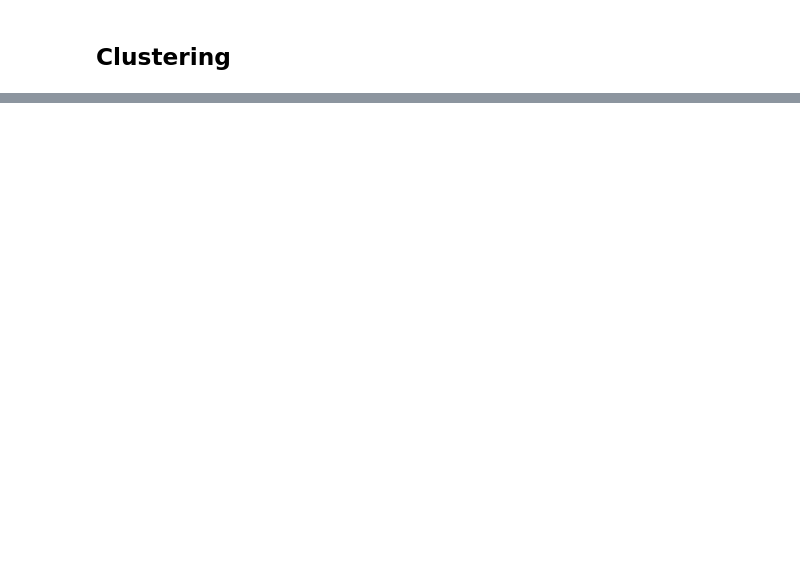
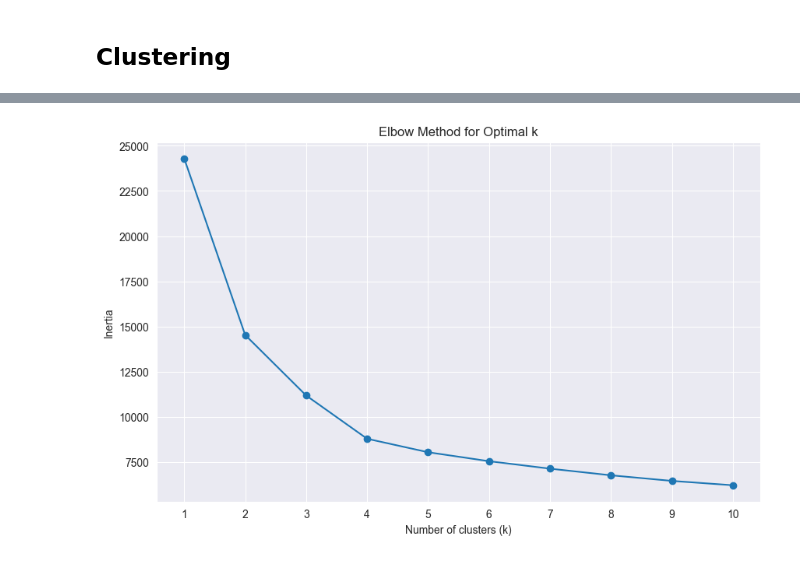
Before and after one commit to Bourkupine/cs4168-Project, a Jupyter notebook: clustering.ipynb, the cells around one changed output, grey strips where cells are left out. Cells and saved outputs as stored; diff of their text form; code cells hidden in the pictures; blank space fills up the shorter version.

```diff
--- a/clustering.ipynb
+++ b/clustering.ipynb
@@ -44,0 +109,19 @@ df.head()
+# %%
+preprocessed_data = preprocessing_pipe.fit_transform(df)
+inertia = []
+for k in range(1, 11):
+    kmeans = KMeans(n_clusters=k, random_state=42, n_init=10)
+    kmeans.fit(preprocessed_data)
+    inertia.append(kmeans.inertia_)
+
+# Plot Elbow Method graph
+plt.figure(figsize=(10, 6))
+plt.plot(range(1, 11), inertia, marker='o')
+plt.title('Elbow Method for Optimal k')
+plt.xlabel('Number of clusters (k)')
+plt.ylabel('Inertia')
+plt.xticks(range(1, 11))
+plt.grid(True)
+plt.show()
+# %% [output]
+[figure, added]
```
Also changed, not shown: parts of 32 cells of this notebook.
